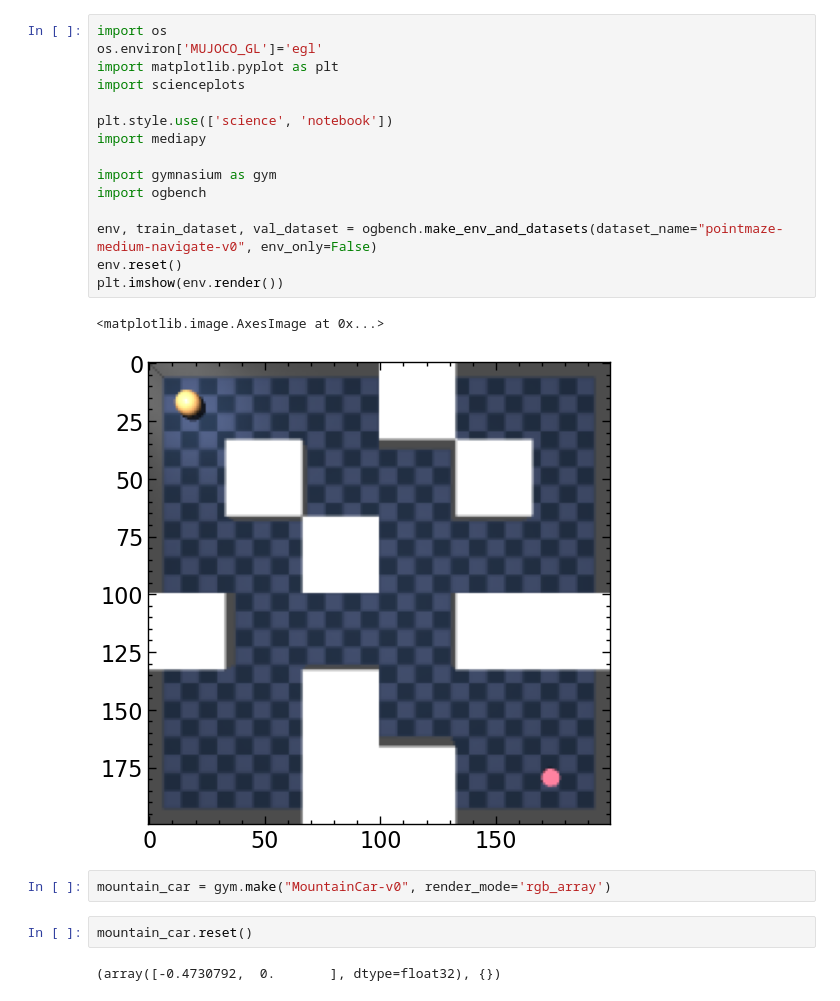
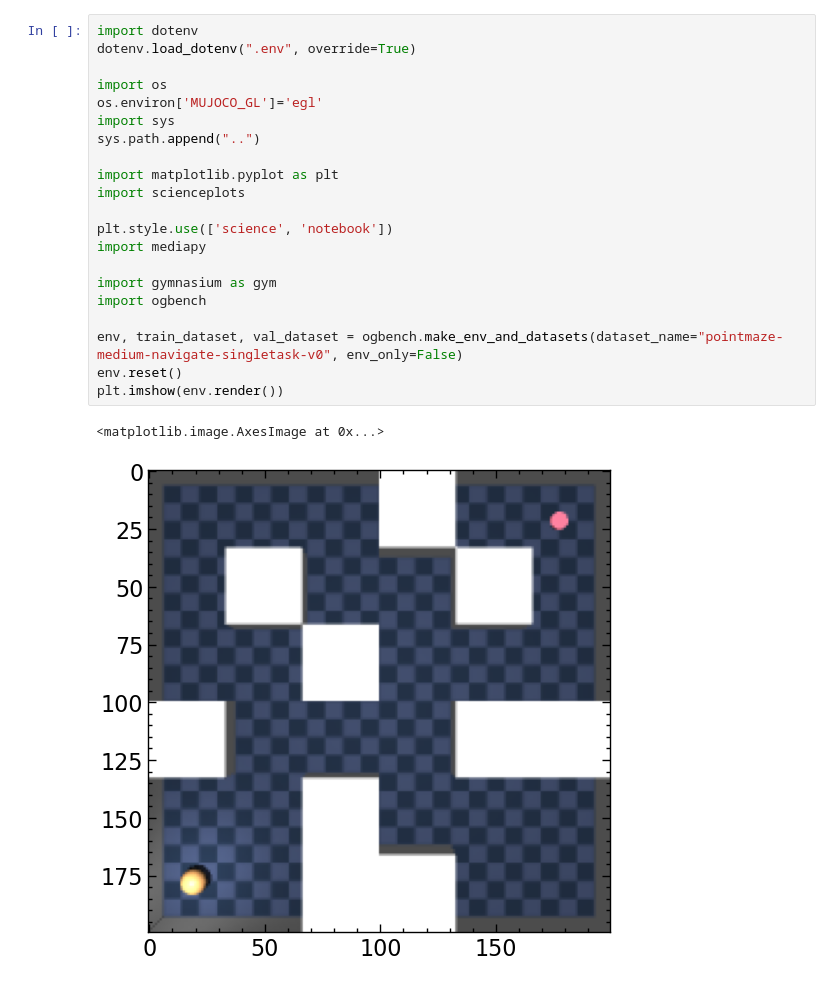
Before and after one commit to skylooop/ogbench, a Jupyter notebook: notebooks/envs.ipynb, the cells around one changed output. Drawn from its saved outputs; the diff is of its cells as text.

```diff
--- a/notebooks/envs.ipynb
+++ b/notebooks/envs.ipynb
@@ -1,24 +1,24 @@
 # %%
+import dotenv
+dotenv.load_dotenv(".env", override=True)
+
 import os
 os.environ['MUJOCO_GL']='egl'
+import sys
+sys.path.append("..")
+
 import matplotlib.pyplot as plt
 import scienceplots
 
 plt.style.use(['science', 'notebook'])
 import mediapy
 
 import gymnasium as gym
 import ogbench
 
-env, train_dataset, val_dataset = ogbench.make_env_and_datasets(dataset_name="pointmaze-medium-navigate-v0", env_only=False)
+env, train_dataset, val_dataset = ogbench.make_env_and_datasets(dataset_name="pointmaze-medium-navigate-singletask-v0", env_only=False)
 env.reset()
 plt.imshow(env.render())
 # %% [output]
 <matplotlib.image.AxesImage at 0x...>
-[figure, old version]
+[figure, new version]
-# %%
-mountain_car = gym.make("MountainCar-v0", render_mode='rgb_array')
-# %%
-mountain_car.reset()
-# %% [output]
-(array([-0.4730792,  0.       ], dtype=float32), {})
```
Also changed, not shown: parts of 3 cells of this notebook, 5 other files.
